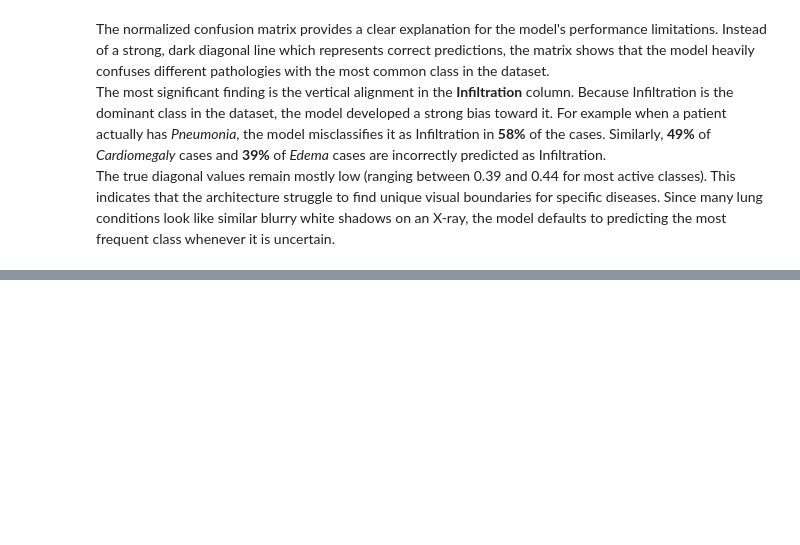
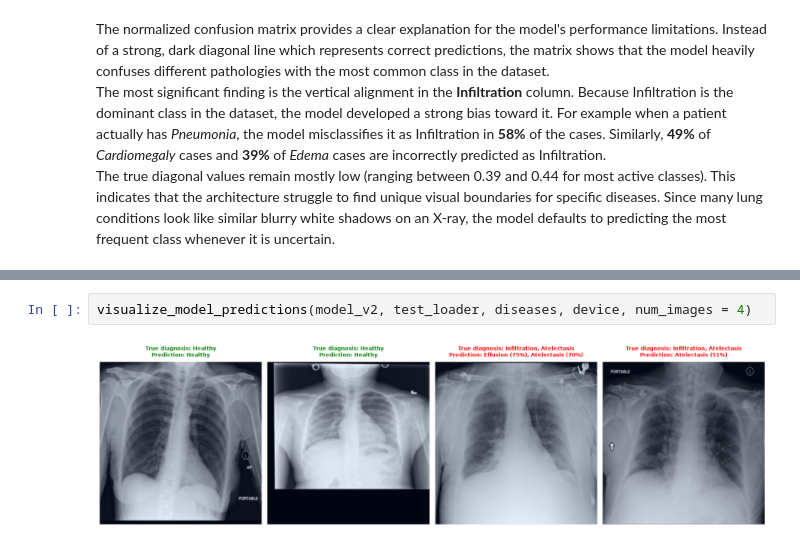
Before and after one commit to radinelageorgieva/fine-tune-convnextv2-chest-xray, a Jupyter notebook: fine-tune-convnextv2-chest-xray.ipynb, the cells around one changed output, grey strips where cells are left out. Cells and saved outputs as stored; diff of their text form; blank space fills up the shorter version.

Commit message:
Qualitative evaluation: Visual examples

```diff
--- a/fine-tune-convnextv2-chest-xray.ipynb
+++ b/fine-tune-convnextv2-chest-xray.ipynb
@@ -919,0 +973,4 @@ The true diagonal values remain mostly low (ranging between 0.39 and 0.44 for mo
+# %%
+visualize_model_predictions(model_v2, test_loader, diseases, device, num_images = 4)
+# %% [output]
+[figure, added]
```
Also changed, not shown: parts of 3 cells of this notebook.
